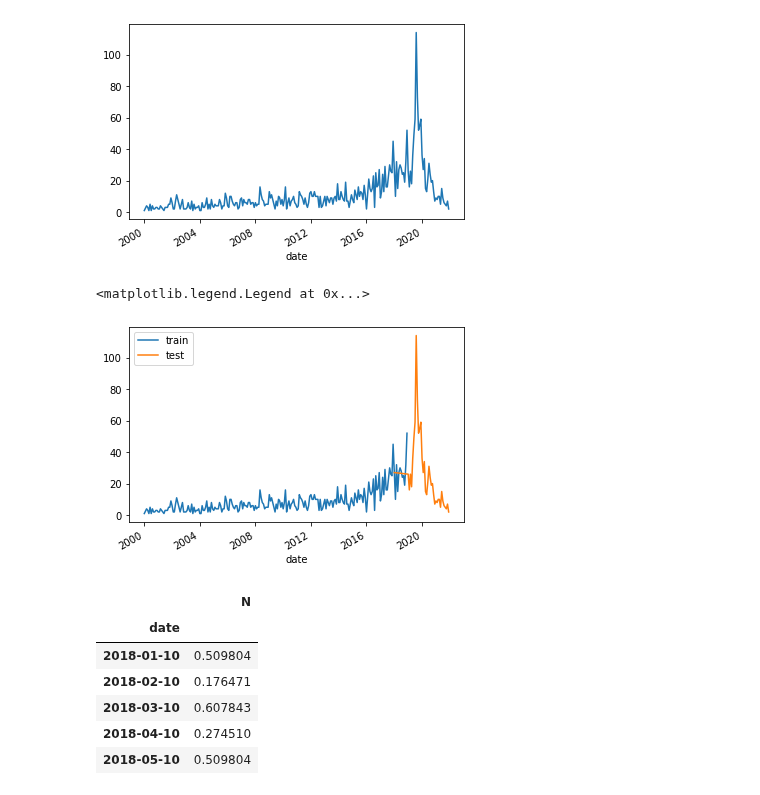
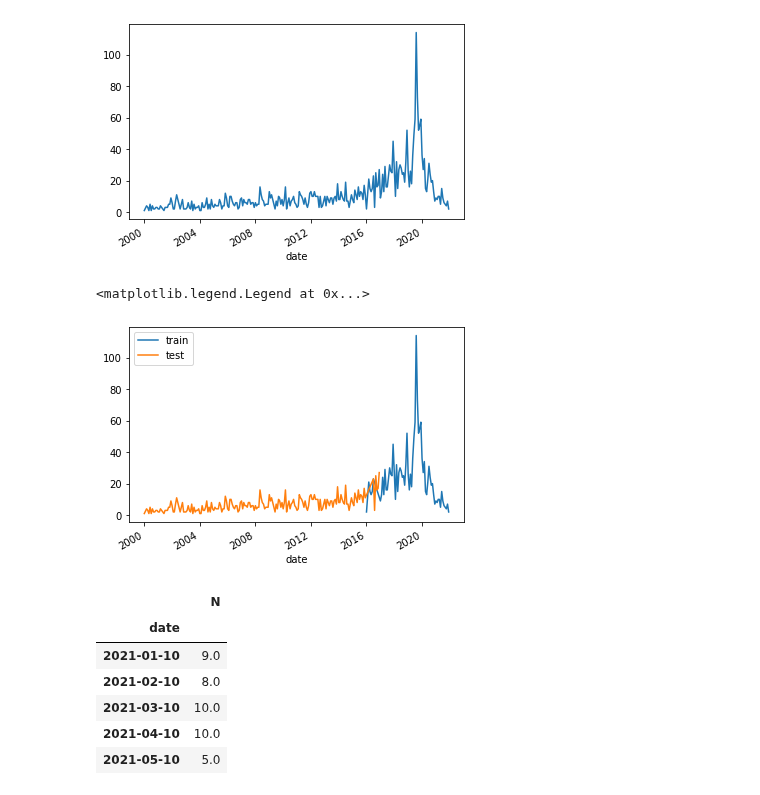
Before and after one commit to dongjun-kor/Python, a Jupyter notebook: LSTM_project.ipynb, the cells around one changed output. Cells and saved outputs as stored; diff of their text form; code cells hidden in the pictures.

```diff
--- a/LSTM_project.ipynb
+++ b/LSTM_project.ipynb
@@ -141,18 +105,18 @@ df['N'].plot()
 <matplotlib.axes._subplots.AxesSubplot at 0x...>
 [figure]
 # %%
-split_date = pd.Timestamp('2018-01-10')
+split_date = pd.Timestamp('2016-07-10')
 
 
-train = df.loc[split_date:, ['N']]
-test = df.loc[:split_date, ['N']]
+train = df.loc[:split_date, ['N']]
+test = df.loc[split_date:, ['N']]
 
 ax = train.plot()
 test.plot(ax=ax)
 plt.legend(['train', 'test'])
 # %% [output]
 <matplotlib.legend.Legend at 0x...>
-[figure, old version]
+[figure, new version]
 # %%
 from sklearn.preprocessing import MinMaxScaler
 
@@ -163,17 +127,17 @@ test_sc = sc.transform(test)
 
 train_sc
 # %%
-train_sc_df = pd.DataFrame(train_sc, columns=['N'], index=train.index)
-test_sc_df = pd.DataFrame(test_sc, columns=['N'], index=test.index)
+train_sc_df = pd.DataFrame(train, columns=['N'], index=train.index)
+test_sc_df = pd.DataFrame(test, columns=['N'], index=test.index)
 train_sc_df.head()
 # %% [output]
 |  | N |
 | date |  |
-| 2018-01-10 | 0.509804 |
-| 2018-02-10 | 0.176471 |
-| 2018-03-10 | 0.607843 |
-| 2018-04-10 | 0.274510 |
-| 2018-05-10 | 0.509804 |
+| 2021-01-10 | 9.0 |
+| 2021-02-10 | 8.0 |
+| 2021-03-10 | 10.0 |
+| 2021-04-10 | 10.0 |
+| 2021-05-10 | 5.0 |
 # %%
 for s in range(1, 13):
     train_sc_df['shift_{}'.format(s)] = train_sc_df['N'].shift(s)
```
Also changed, not shown: parts of 17 cells of this notebook.
